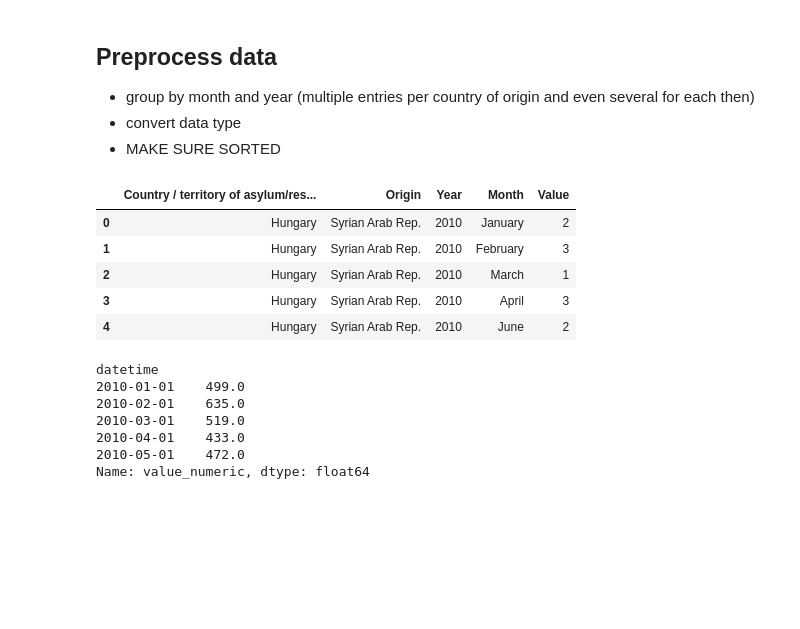
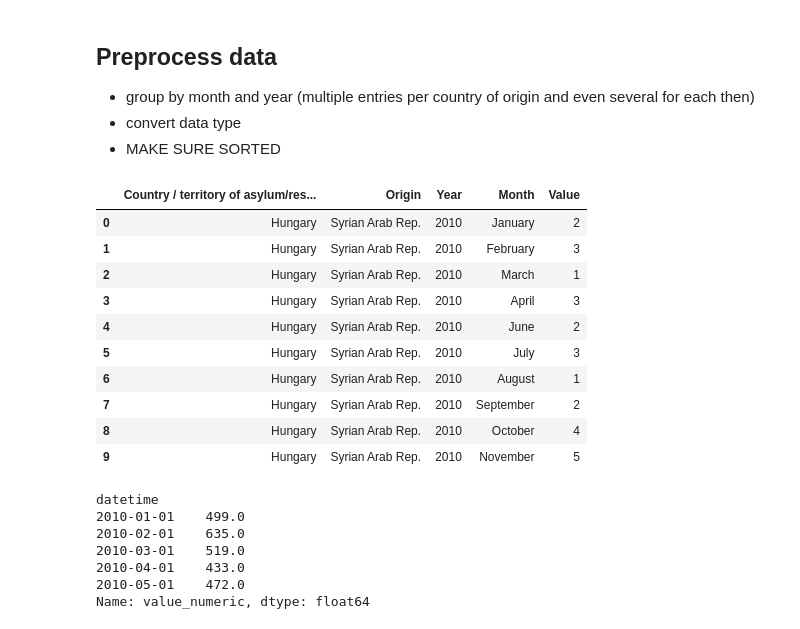
Before and after one commit to sbchou/Sonify-refugees, a Jupyter notebook: notebooks/SonifyMaptoFreq.ipynb, the cells around one changed output. Cells and saved outputs as stored; diff of their text form; code cells hidden in the pictures; blank space fills up the shorter version.

```diff
--- a/notebooks/SonifyMaptoFreq.ipynb
+++ b/notebooks/SonifyMaptoFreq.ipynb
@@ -26,14 +26,19 @@ import numpy as np
 # %%
 df = pandas.read_csv('../data/SYRIA-unhcr_popstats_export_asylum_seekers_monthly_2010-2017-06.csv', skiprows=2)
 # %%
-df.head()
+df.head(10)
 # %% [output]
 |  | Country / territory of asylum/res... | Origin | Year | Month | Value |
 | 0 | Hungary | Syrian Arab Rep. | 2010 | January | 2 |
 | 1 | Hungary | Syrian Arab Rep. | 2010 | February | 3 |
 | 2 | Hungary | Syrian Arab Rep. | 2010 | March | 1 |
 | 3 | Hungary | Syrian Arab Rep. | 2010 | April | 3 |
 | 4 | Hungary | Syrian Arab Rep. | 2010 | June | 2 |
+| 5 | Hungary | Syrian Arab Rep. | 2010 | July | 3 |
+| 6 | Hungary | Syrian Arab Rep. | 2010 | August | 1 |
+| 7 | Hungary | Syrian Arab Rep. | 2010 | September | 2 |
+| 8 | Hungary | Syrian Arab Rep. | 2010 | October | 4 |
+| 9 | Hungary | Syrian Arab Rep. | 2010 | November | 5 |
 # %%
 #convert to numeric
 df['value_numeric'] = pandas.to_numeric(df.Value, errors="coerce")
```
Also changed, not shown: parts of 5 cells of this notebook.
